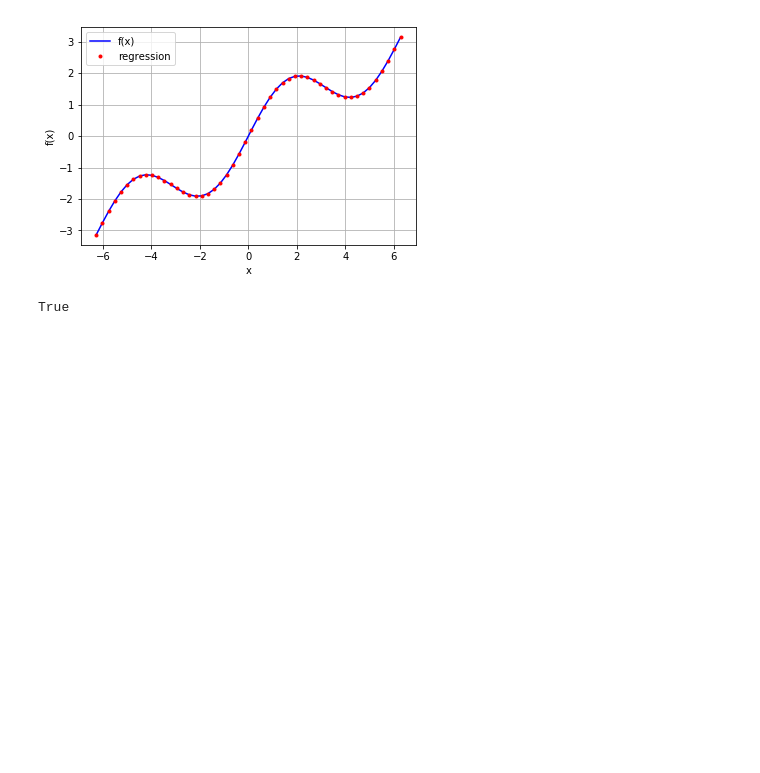
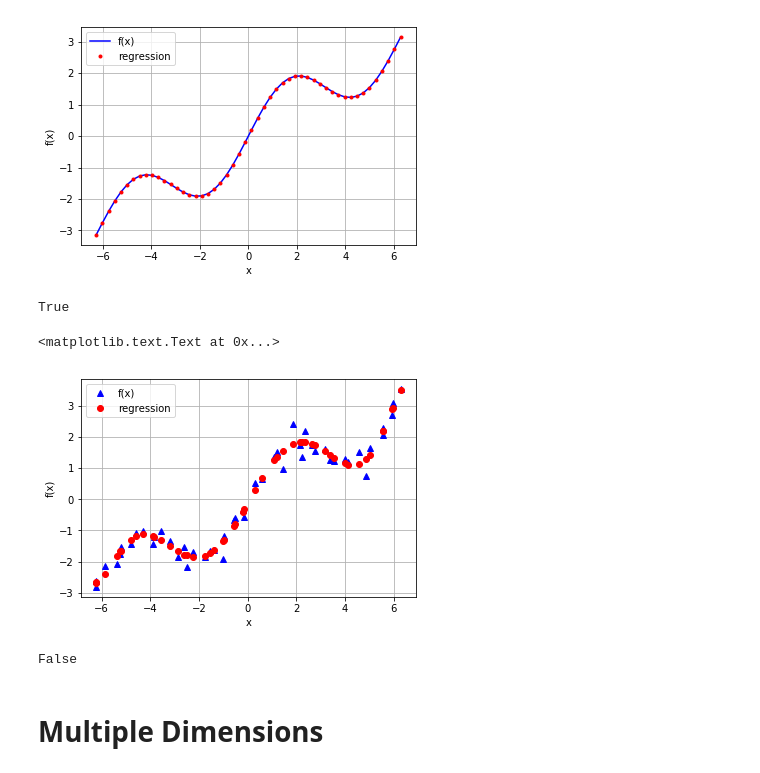
Before and after one commit to mgje/Python-Mathematik-Beispiele, a Jupyter notebook: finance/MCS_AO_Tutorial.ipynb, the cells around one changed output. Cells and saved outputs as stored; diff of their text form; code cells hidden in the pictures; blank space fills up the shorter version.

```diff
--- a/finance/MCS_AO_Tutorial.ipynb
+++ b/finance/MCS_AO_Tutorial.ipynb
@@ -255,3 +255,32 @@ plt.ylabel('f(x)')
 np.allclose(f(x), ry)
 # %% [output]
 True
+# %%
+## Noise
+
+xn = np.linspace(-2 * np.pi, 2 * np.pi, 50)
+xn = xn + 0.15 * np.random.standard_normal(len(xn))
+yn = f(xn) + 0.25 * np.random.standard_normal(len(xn))
+# %%
+
+
+reg = np.polyfit(xn, yn, 7)
+ry = np.polyval(reg, xn)
+# %%
+
+plt.plot(xn, yn, 'b^', label='f(x)')
+plt.plot(xn, ry, 'ro', label='regression')
+plt.legend(loc=0)
+plt.grid(True)
+plt.xlabel('x')
+plt.ylabel('f(x)')
+# %% [output]
+<matplotlib.text.Text at 0x...>
+[figure, added]
+# %%
+np.allclose(yn, ry)
+# %% [output]
+False
+# %% [markdown]
+
+# Multiple Dimensions
```
Also changed, not shown: parts of 30 cells of this notebook.
